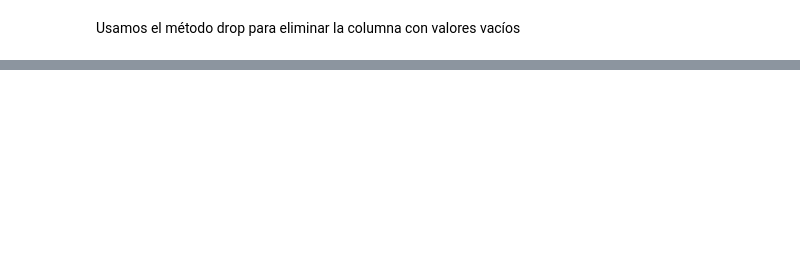
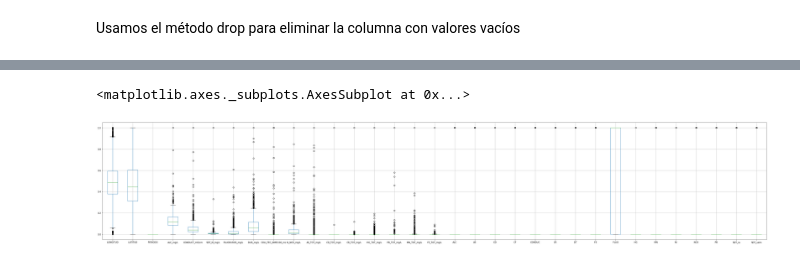
Before and after one commit to PosgradoMNA/actividades-del-projecto-equipo-48, a Jupyter notebook: Reto/Entrega1/Reto_Entrega_1.ipynb, the cells around one changed output, grey strips where cells are left out. Saved outputs shown, nothing was run; the diff lists cells and outputs as text; code cells hidden in the pictures; blank space fills up the shorter version.

```diff
--- a/Reto/Entrega1/Reto_Entrega_1.ipynb
+++ b/Reto/Entrega1/Reto_Entrega_1.ipynb
@@ -160,0 +218,7 @@ memory usage: 467.4+ KB
+# %%
+import numpy as np
+varibles_no_categoricas = []
+for c in df:
+  if df[c].dtype is not np.dtype('O'):
+    varibles_no_categoricas.append(c)
+varibles_no_categoricas
@@ -160,0 +243,13 @@ memory usage: 467.4+ KB
+# %%
+from sklearn.preprocessing import MinMaxScaler
+
+df_outlier = df[varibles_no_categoricas].copy()
+scaler = MinMaxScaler()
+df_outlier = scaler.fit_transform(df_outlier)
+
+df_outlier=pd.DataFrame(df_outlier)
+df_outlier.columns= varibles_no_categoricas
+df_outlier.boxplot(figsize=(55,10))
+# %% [output]
+<matplotlib.axes._subplots.AxesSubplot at 0x...>
+[figure, added]
```
Also changed, not shown: parts of 46 cells of this notebook.
